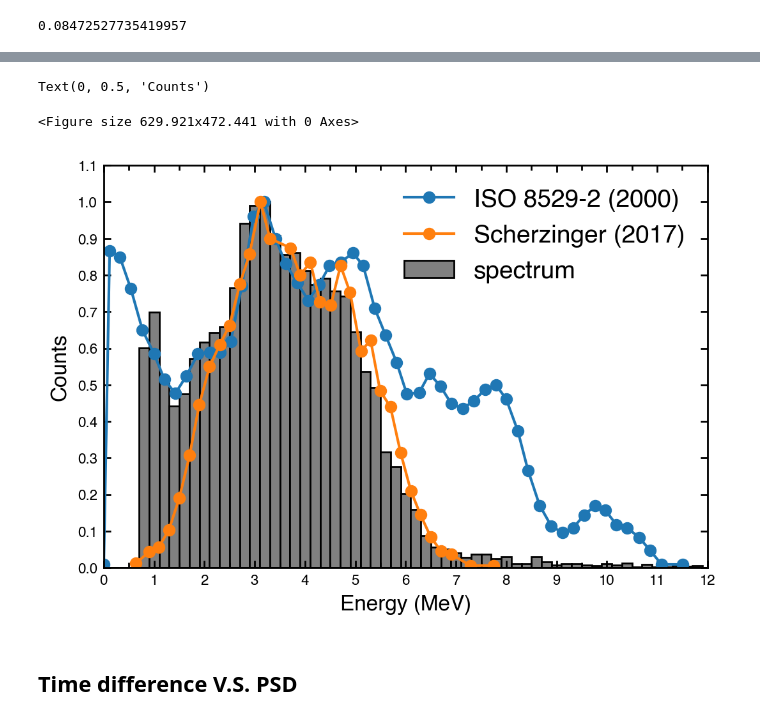
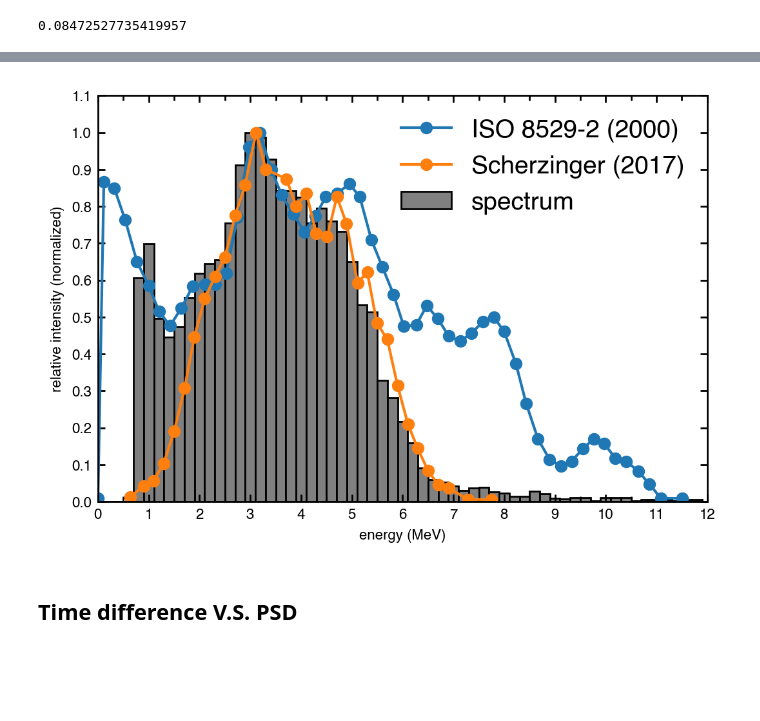
Before and after one commit to ShawnTHLIN/Neutron_research_code, a Jupyter notebook: AmBe/AmBe_neutron_scatter_TOF/Neutron_scatter_3in_30degree_2in_trigger/N_scatter_deg30_TOF_D150m_d3cm_TH3535.ipynb, the cells around one changed output, grey strips where cells are left out. Drawn from its saved outputs; the diff is of its cells as text; code cells hidden in the pictures; blank space fills up the shorter version.

```diff
--- a/AmBe/AmBe_neutron_scatter_TOF/Neutron_scatter_3in_30degree_2in_trigger/N_scatter_deg30_TOF_D150m_d3cm_TH3535.ipynb
+++ b/AmBe/AmBe_neutron_scatter_TOF/Neutron_scatter_3in_30degree_2in_trigger/N_scatter_deg30_TOF_D150m_d3cm_TH3535.ipynb
@@ -30,7 +24,7 @@ def fig_pre_def(fx=8, fy=6,lw=1,dpi = 200):
     plt.rcParams['axes.linewidth'] = lw     # 設置外框的寬度
     return  plt.figure(figsize=(fx*cm,fy*cm))
     ax = fig.add_subplot(1, 1, 1)
-def fig_post_def(nax=ax,xticks =(None,None),yticks =(None,None),
+def fig_post_def(xticks =(None,None),yticks =(None,None),
                  xlim=(None,None),ylim=(None,None),
                  xlabel = None,ylabel=None,
                  title=None,
@@ -38,28 +32,28 @@ def fig_post_def(nax=ax,xticks =(None,None),yticks =(None,None),
                  unit = 1/2.54, SVG = False,onefig=True):
     if xticks[0] != None:
         # Edit the major and minor tick locations 設定格線 不指定將由程式自行設定
-        nax.xaxis.set_major_locator(mpl.ticker.MultipleLocator(xticks[0]))
-        nax.xaxis.set_minor_locator(mpl.ticker.MultipleLocator(xticks[1]))
+        ax.xaxis.set_major_locator(mpl.ticker.MultipleLocator(xticks[0]))
+        ax.xaxis.set_minor_locator(mpl.ticker.MultipleLocator(xticks[1]))
     if yticks[0] != None:
-        nax.yaxis.set_major_locator(mpl.ticker.MultipleLocator(yticks[0]))
-        nax.yaxis.set_minor_locator(mpl.ticker.MultipleLocator(yticks[1]))
+        ax.yaxis.set_major_locator(mpl.ticker.MultipleLocator(yticks[0]))
+        ax.yaxis.set_minor_locator(mpl.ticker.MultipleLocator(yticks[1]))
     #plt.rc('xtick', labelsize=fontsize)          # X軸數字的文字大小
     #plt.rc('ytick', labelsize=fontsize)          # Y軸數字的文字大小
-    nax.tick_params(axis='x', labelsize= lb_fs)
-    nax.tick_params(axis='y', labelsize= lb_fs)
-    nax.xaxis.set_tick_params(which='major', size=10*unit, width=1, direction='in', top='on')    # x軸主要格線
-    nax.xaxis.set_tick_params(which='minor', size=7*unit, width=1, direction='in', top='on')     # x軸次要格線
-    nax.yaxis.set_tick_params(which='major', size=10*unit, width=1, direction='in', right='on')   # y軸主要格線
-    nax.yaxis.set_tick_params(which='minor', size=7*unit, width=1, direction='in', right='on')   # y軸次要格線
+    ax.tick_params(axis='x', labelsize= lb_fs)
+    ax.tick_params(axis='y', labelsize= lb_fs)
+    ax.xaxis.set_tick_params(which='major', size=10*unit, width=1, direction='in', top='on')    # x軸主要格線
+    ax.xaxis.set_tick_params(which='minor', size=7*unit, width=1, direction='in', top='on')     # x軸次要格線
+    ax.yaxis.set_tick_params(which='major', size=10*unit, width=1, direction='in', right='on')   # y軸主要格線
+    ax.yaxis.set_tick_params(which='minor', size=7*unit, width=1, direction='in', right='on')   # y軸次要格線
 
     if xlim != None:
-        nax.set_xlim(xlim)
+        ax.set_xlim(xlim)
     if ylim != None:
-        nax.set_ylim(ylim)
+        ax.set_ylim(ylim)
     if xlabel != None:
-        nax.set_xlabel(xlabel,fontsize=lb_fs)
+        ax.set_xlabel(xlabel,fontsize=lb_fs)
     if ylabel != None:
-        nax.set_ylabel(ylabel,fontsize=lb_fs)
+        ax.set_ylabel(ylabel,fontsize=lb_fs)
 
     if SVG == True:
         ax.axes.xaxis.set_ticklabels([])
@@ -833,26 +828,22 @@ for i in np.arange(0,len(pro_geff_data['g_E']),1):
     #print(proEEWeffTh_data.iloc[[i],[11]])
     spectrum_hist_g[int(np.round((pro_geff_data.iloc[[i],[11]].values*(bin_width**-1)),0))] += (pro_geff_data.iloc[[i],[12]].values)**-1
 # %%
-
-fig_pre_def()
 
 fig = fig_pre_def(12,8) # 定義圖片大小 default 8*6
 ax =fig.add_subplot(1, 1, 1)
 
 #plt.plot(spectrum_x,1*spectrum_hist/spectrum_hist.max(),'o-')
 ax.bar(0+spectrum_x_g, 1.0*spectrum_hist_g/spectrum_hist_g.max(),width=bin_width,color="gray",edgecolor = "k",label= 'spectrum')
-plt.plot(ISO_spectrum[:,0],ISO_spectrum[:,1]/ISO_spectrum[0:,1].max(),'o-',label='ISO 8529-2 (2000)')
-plt.plot(Scherzinger_2017[:,0],Scherzinger_2017[:,1]/Scherzinger_2017[:,1].max(),'o-',label='Scherzinger (2017)')
+ax.plot(ISO_spectrum[:,0],ISO_spectrum[:,1]/ISO_spectrum[0:,1].max(),'o-',label='ISO 8529-2 (2000)')
+ax.plot(Scherzinger_2017[:,0],Scherzinger_2017[:,1]/Scherzinger_2017[:,1].max(),'o-',label='Scherzinger (2017)')
 #plt.plot(Scherzinger_2015[:,0],Scherzinger_2015[:,1]/Scherzinger_2015[:,1].max(),'o-',label='Scherzinger (2015)')
 #plt.plot(Lorch_1973[:,0],Lorch_1973[:,1]/Lorch_1973[:,1].max(),'o-',label='Lorch (1973)')
 fig_post_def(xlim=(0,12),ylim=(0,1.1),lg_fs=14,xticks=(1,0.5),yticks=(0.1,0.5),xlabel='energy (MeV)',ylabel='relative intensity (normalized)')
 #plt.legend(fontsize=18)
-ax.set_xlabel("Energy (MeV)",fontsize=12)
-ax.set_ylabel("Counts",fontsize=12)
+#ax.set_xlabel("Energy (MeV)",fontsize=12)
+#ax.set_ylabel("Counts",fontsize=12)
 # %% [output]
-Text(0, 0.5, 'Counts')
-<Figure size 629.921x472.441 with 0 Axes>
-[figure, old version]
+[figure, new version]
 # %%
 output_g_trigger = spectrum_x_g[:,np.newaxis]
 output_g_trigger = np.column_stack((output_g_trigger,spectrum_hist_g[:,np.newaxis]))
```
Also changed, not shown: parts of 20 cells of this notebook, 16 other files.
